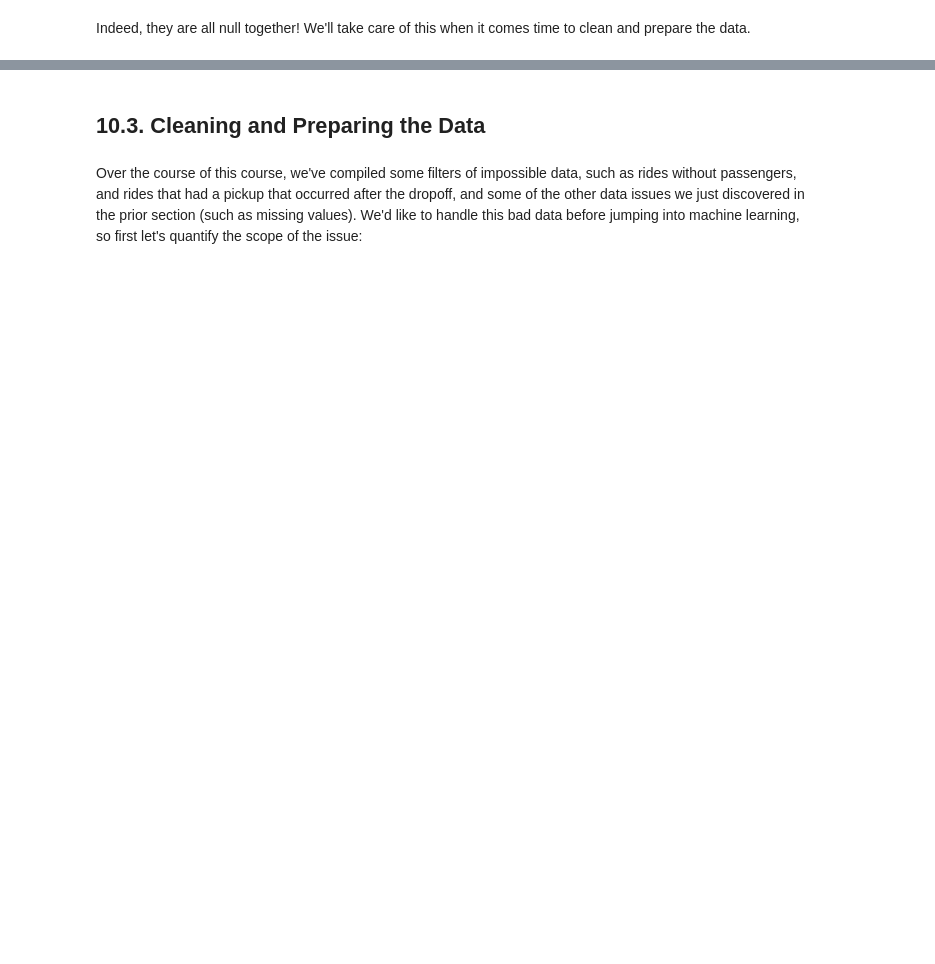
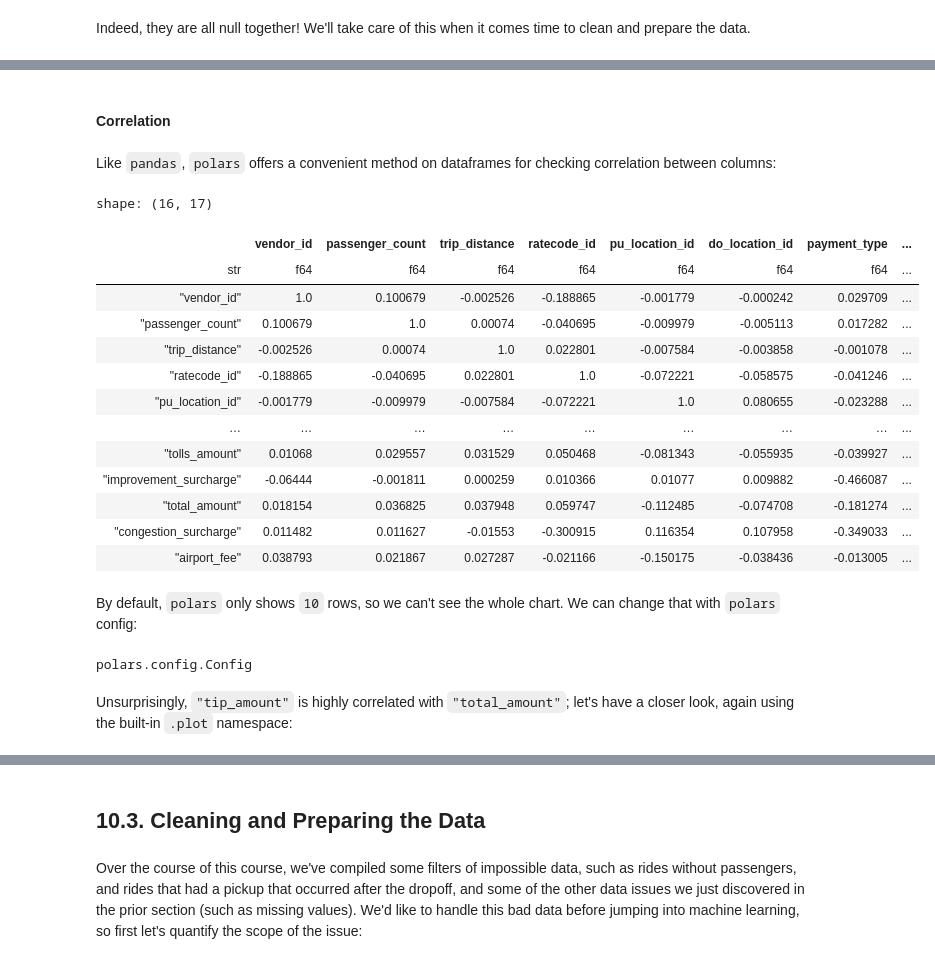
Before and after one commit to kalona/polars-for-data-science-oreilly-course, a Jupyter notebook: notebooks/10. Integrating Polars Into the Data Science Workflow.ipynb, the cells around one changed output, grey strips where cells are left out. Saved outputs shown, nothing was run; the diff lists cells and outputs as text; code cells hidden in the pictures; blank space fills up the shorter version.

```diff
--- a/notebooks/10. Integrating Polars Into the Data Science Workflow.ipynb
+++ b/notebooks/10. Integrating Polars Into the Data Science Workflow.ipynb
@@ -145,0 +157,44 @@ Already we see some curious stuff in the target variable:
+# %% [markdown]
+#### Correlation
+# %% [markdown]
+Like `pandas`, `polars` offers a convenient method on dataframes for checking correlation between columns:
+# %%
+corr = (
+    rides_df_raw
+    .select(pl.col([pl.Int32, pl.Int64, pl.Float64]))
+    .filter(
+        pl.all_horizontal(pl.all().is_not_null())
+    )
+    # .sample(100000)  # Uncomment for speed.
+    .corr()
+)
+(
+    corr
+    .select(
+        pl.Series(corr.columns),
+        pl.all()
+    )
+)
+# %% [output]
+shape: (16, 17)
+|  | vendor_id | passenger_count | trip_distance | ratecode_id | pu_location_id | do_location_id | payment_type | ... |
+| str | f64 | f64 | f64 | f64 | f64 | f64 | f64 | ... |
+| "vendor_id" | 1.0 | 0.100679 | -0.002526 | -0.188865 | -0.001779 | -0.000242 | 0.029709 | ... |
+| "passenger_count" | 0.100679 | 1.0 | 0.00074 | -0.040695 | -0.009979 | -0.005113 | 0.017282 | ... |
+| "trip_distance" | -0.002526 | 0.00074 | 1.0 | 0.022801 | -0.007584 | -0.003858 | -0.001078 | ... |
+| "ratecode_id" | -0.188865 | -0.040695 | 0.022801 | 1.0 | -0.072221 | -0.058575 | -0.041246 | ... |
+| "pu_location_id" | -0.001779 | -0.009979 | -0.007584 | -0.072221 | 1.0 | 0.080655 | -0.023288 | ... |
+| … | … | … | … | … | … | … | … | ... |
+| "tolls_amount" | 0.01068 | 0.029557 | 0.031529 | 0.050468 | -0.081343 | -0.055935 | -0.039927 | ... |
+| "improvement_surcharge" | -0.06444 | -0.001811 | 0.000259 | 0.010366 | 0.01077 | 0.009882 | -0.466087 | ... |
+| "total_amount" | 0.018154 | 0.036825 | 0.037948 | 0.059747 | -0.112485 | -0.074708 | -0.181274 | ... |
+| "congestion_surcharge" | 0.011482 | 0.011627 | -0.01553 | -0.300915 | 0.116354 | 0.107958 | -0.349033 | ... |
+| "airport_fee" | 0.038793 | 0.021867 | 0.027287 | -0.021166 | -0.150175 | -0.038436 | -0.013005 | ... |
+# %% [markdown]
+By default, `polars` only shows `10` rows, so we can't see the whole chart. We can change that with `polars` config:
+# %%
+pl.Config.set_tbl_rows(16)
+# %% [output]
+polars.config.Config
+# %% [markdown]
+Unsurprisingly, `"tip_amount"` is highly correlated with `"total_amount"`; let's have a closer look, again using the built-in `.plot` namespace:
```
Also changed, not shown: parts of 19 cells of this notebook, 2 other files.
